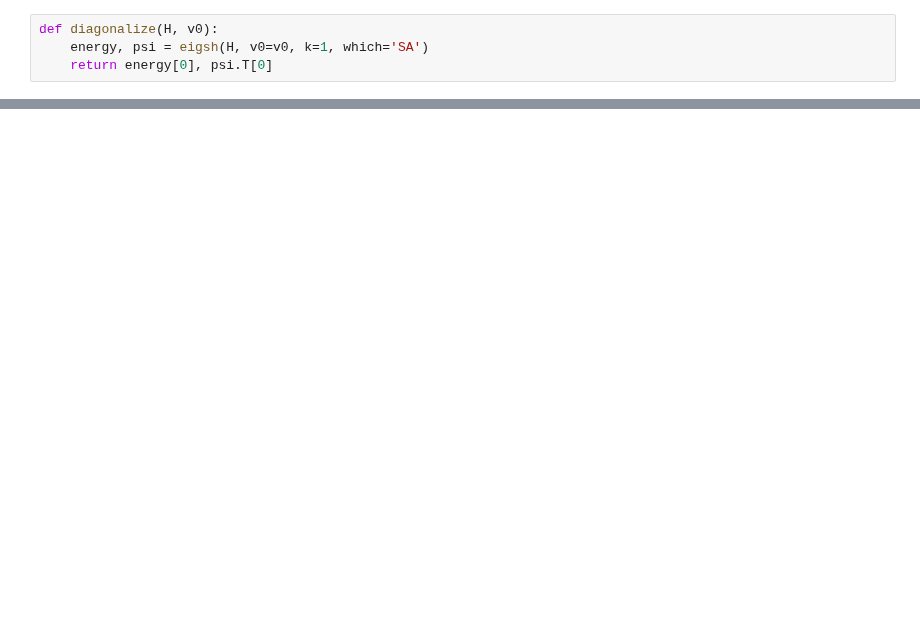
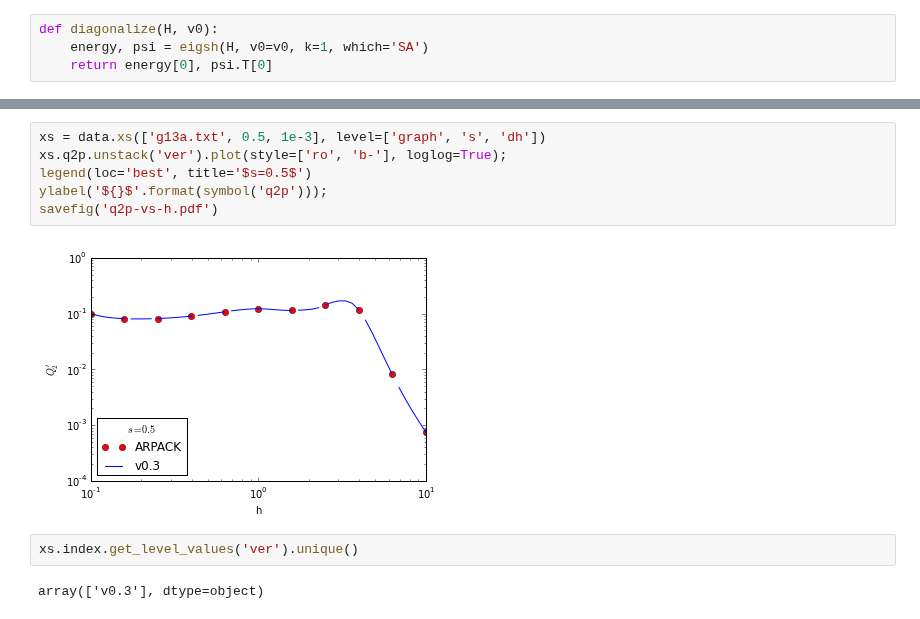
Before and after one commit to mcwitt/quantum-graph-isomorphism, a Jupyter notebook: analysis/susc.ipynb, the cells around one changed output, grey strips where cells are left out. Drawn from its saved outputs; the diff is of its cells as text; blank space fills up the shorter version.

```diff
--- a/analysis/susc.ipynb
+++ b/analysis/susc.ipynb
@@ -78,0 +147,12 @@ for ga, gb in combinations(graph_files, 2):
+# %%
+xs = data.xs(['g13a.txt', 0.5, 1e-3], level=['graph', 's', 'dh'])
+xs.q2p.unstack('ver').plot(style=['ro', 'b-'], loglog=True);
+legend(loc='best', title='$s=0.5$')
+ylabel('${}$'.format(symbol('q2p')));
+savefig('q2p-vs-h.pdf')
+# %% [output]
+[figure, added]
+# %%
+xs.index.get_level_values('ver').unique()
+# %% [output]
+array(['v0.3'], dtype=object)
```
Also changed, not shown: parts of 14 cells of this notebook, 4 other files.
